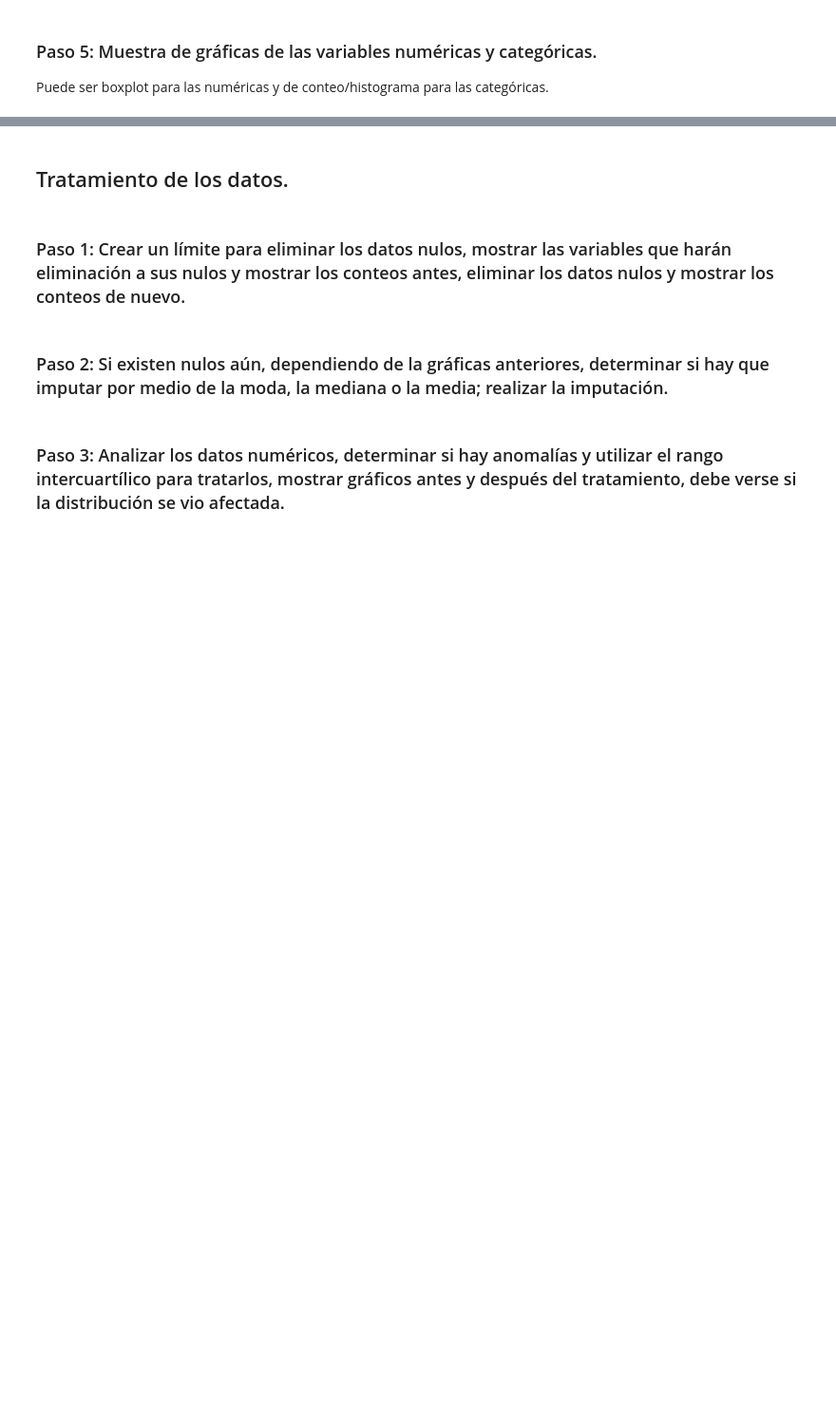
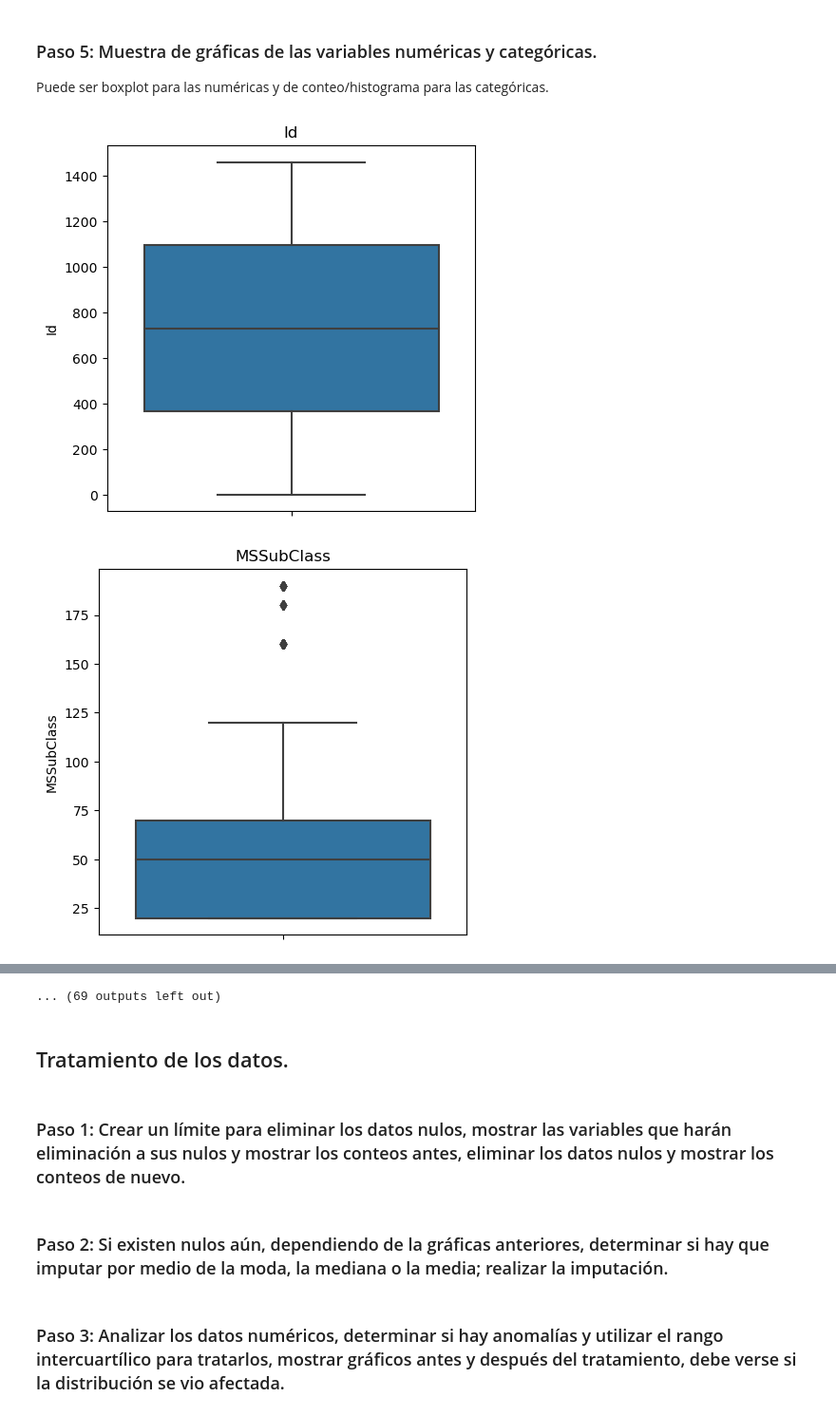
Before and after one commit to JoseAlejandroTenorioChavez/HousePricingEDA-AlejandroTenorio, a Jupyter notebook: Proyecto 1 - EDA completo.ipynb, the cells around one changed output, grey strips where cells are left out. Shown at 95% size. Cells and saved outputs as stored; diff of their text form; code cells hidden in the pictures; blank space fills up the shorter version.

Commit message:
Todo listo para el tratamiento de los datos

```diff
--- a/Proyecto 1 - EDA completo.ipynb
+++ b/Proyecto 1 - EDA completo.ipynb
@@ -108,3 +138,27 @@ Name: SaleCondition, dtype: int64
 # %% [markdown]
 ### Paso 5: Muestra de gráficas de las variables numéricas y categóricas.
 Puede ser boxplot para las numéricas y de conteo/histograma para las categóricas.
+# %%
+# Seleccionar solo las columnas numéricas
+df_num = df.select_dtypes(include=['float64', 'int64'])
+
+# Para cada columna numérica, crear un boxplot
+for column in df_num.columns:
+    plt.figure(figsize=(5, 5))
+    sns.boxplot(y=df_num[column])
+    plt.title(column)
+    plt.show()
+
+# Seleccionar solo las columnas de tipo 'object'
+df_obj = df.select_dtypes(include=['object'])
+
+# Para cada columna de tipo 'object', crear un gráfico de barras con la cantidad de cada valor único
+for column in df_obj.columns:
+    plt.figure(figsize=(5, 5))
+    sns.countplot(x=df_obj[column])
+    plt.title(column)
+    plt.xticks(rotation=90)
+    plt.show()
+# %% [output]
+[figure, added]
+[figure, added]
@@ -111,3 +175,4 @@ Puede ser boxplot para las numéricas y de conteo/histograma para las categóric
+... (69 outputs left out)
 # %% [markdown]
 ## Tratamiento de los datos.
 # %% [markdown]
```
Also changed, not shown: parts of 5 cells of this notebook, 1 other file.
